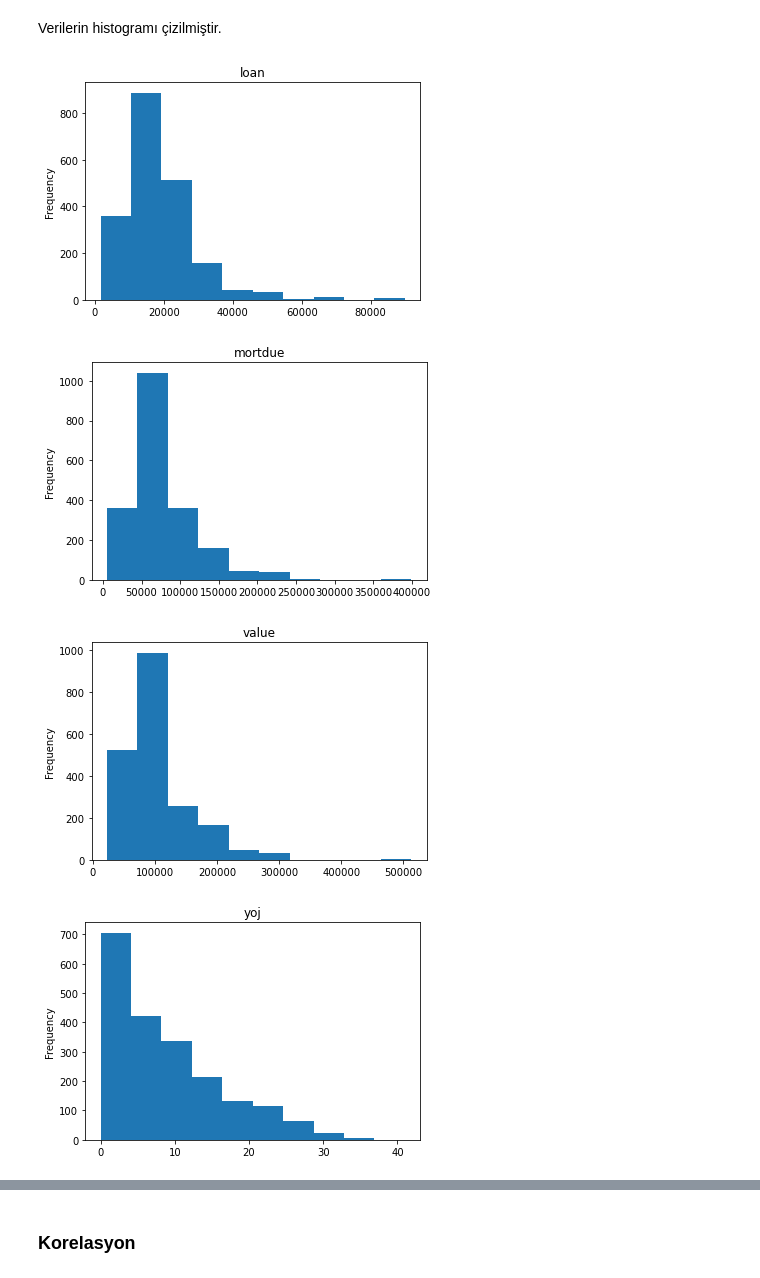
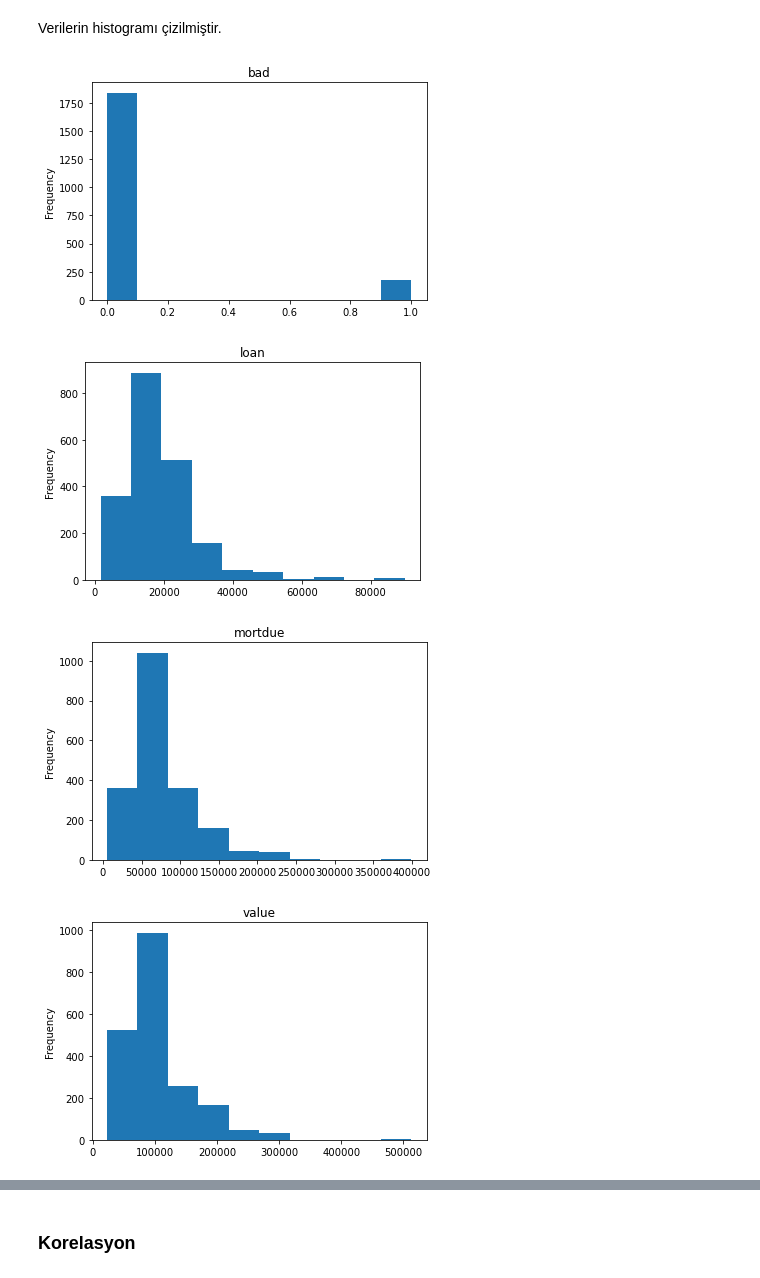
Before and after one commit to Kodluyoruz-Ankara-Veri-Bilimi/assignment_Beyza, a Jupyter notebook: processflow_classes.ipynb, the cells around one changed output, grey strips where cells are left out. Cells and saved outputs as stored; diff of their text form; code cells hidden in the pictures.

```diff
--- a/processflow_classes.ipynb
+++ b/processflow_classes.ipynb
@@ -235,9 +252,9 @@ Verilerin histogramı çizilmiştir.
 # %%
 data1=visualize(data)
 # %%
-data1.hist_all(["loan","mortdue","value","yoj","derog","delinq","clage","ninq","clno","debtinc"])
+data1.hist_all(["bad","loan","mortdue","value","yoj","derog","delinq","clage","ninq","clno","debtinc"])
 # %% [output]
-[figure, old version]
+[figure, new version]
-[figure, old version]
+[figure, new version]
-[figure, old version]
+[figure, new version]
-[figure, old version]
+[figure, new version]
```
Also changed, not shown: parts of 17 cells of this notebook.
